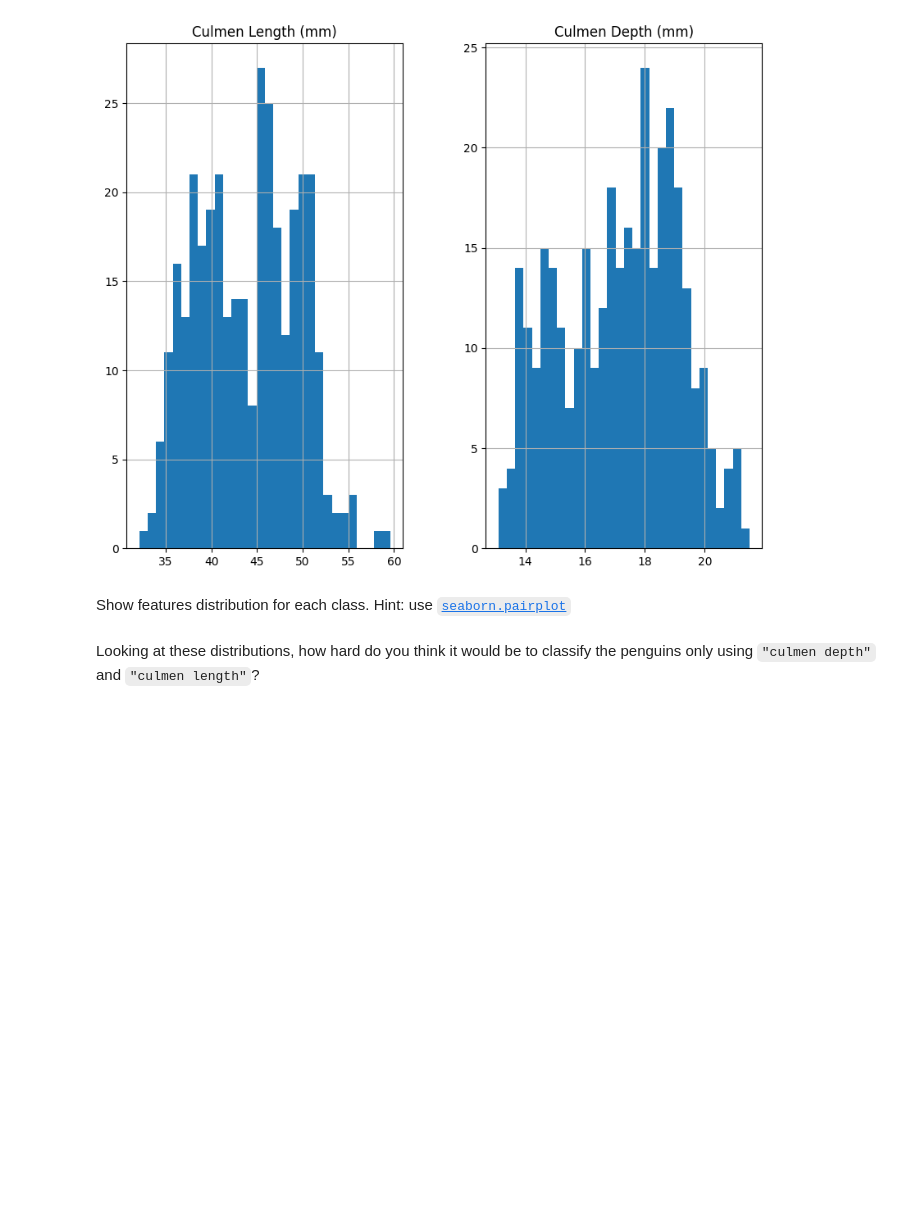
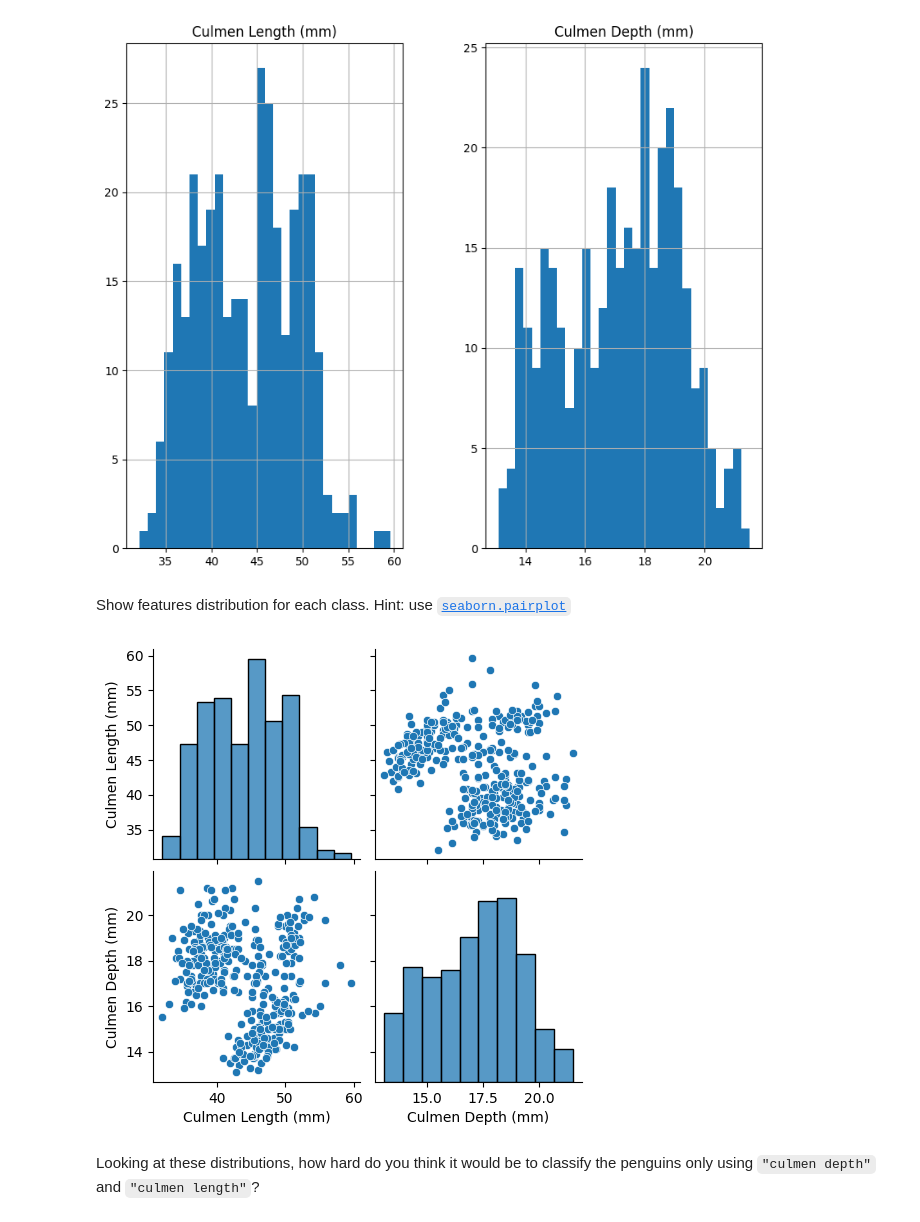
Before and after one commit to Faro0oh/Week3, a Jupyter notebook: week3/W3 assignment/Notebooks/01_tabular_data_exploration_ex_01.ipynb, the cells around one changed output. Cells and saved outputs as stored; diff of their text form; code cells hidden in the pictures; blank space fills up the shorter version.

Commit message:
Add pair plot to visualize relationships between features

```diff
--- a/week3/W3 assignment/Notebooks/01_tabular_data_exploration_ex_01.ipynb
+++ b/week3/W3 assignment/Notebooks/01_tabular_data_exploration_ex_01.ipynb
@@ -65,6 +65,10 @@ Show features distribution for each class. Hint: use
 [`seaborn.pairplot`](https://seaborn.pydata.org/generated/seaborn.pairplot.html)
 # %%
 # Write your code here.
+import seaborn as sns
+x = sns.pairplot(df)
+# %% [output]
+[figure, added]
 # %% [markdown]
 Looking at these distributions, how hard do you think it would be to classify
 the penguins only using `"culmen depth"` and `"culmen length"`?
```
